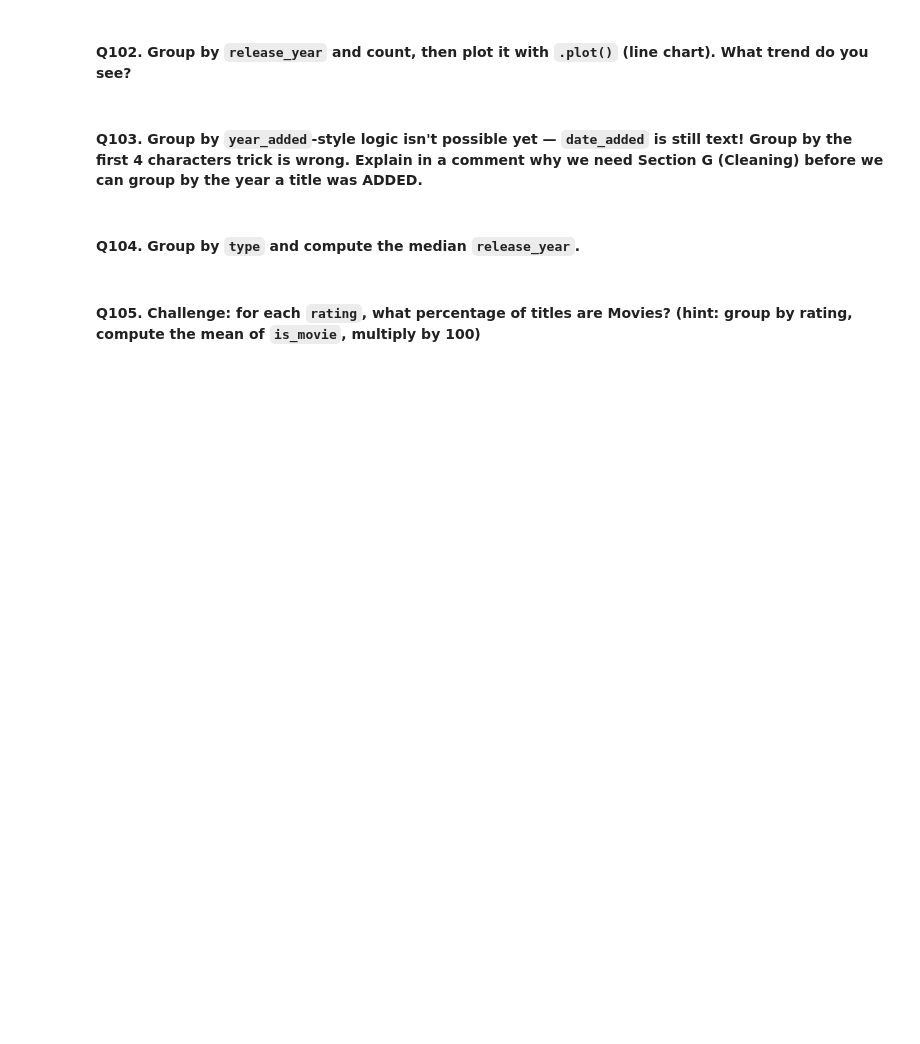
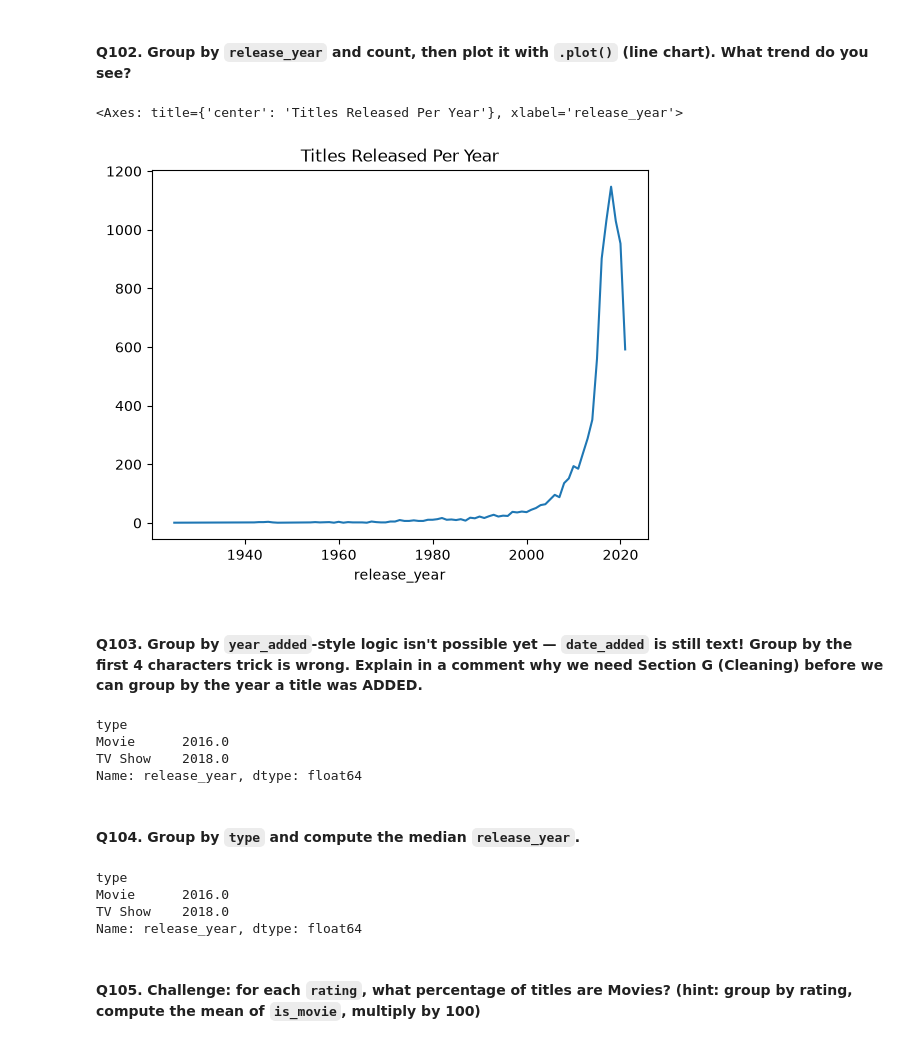
Before and after one commit to Crazy-shrabin/Pandas_revison_self, a Jupyter notebook: netflix_125_question_workbook.ipynb, the cells around one changed output. Cells and saved outputs as stored; diff of their text form; code cells hidden in the pictures; blank space fills up the shorter version.

```diff
--- a/netflix_125_question_workbook.ipynb
+++ b/netflix_125_question_workbook.ipynb
@@ -1349,10 +1417,28 @@ Name: age_years, dtype: float64
+# %%
+# Your answer here
+df.groupby("release_year")["title"].count().plot(title="Titles Released Per Year")  # Trend: Exponential spike starting in the mid-2010s due to streaming growth.
+# %% [output]
+<Axes: title={'center': 'Titles Released Per Year'}, xlabel='release_year'>
+[figure, added]
 # %% [markdown]
 #### Q103. Group by `year_added`-style logic isn't possible yet — `date_added` is still text! Group by the **first 4 characters trick is wrong**. Explain in a comment why we need Section G (Cleaning) before we can group by the year a title was ADDED.
 # %%
 # Your answer here
+df.groupby("type")["release_year"].median()
+# %% [output]
+type
+Movie      2016.0
+TV Show    2018.0
+Name: release_year, dtype: float64
 # %% [markdown]
 #### Q104. Group by `type` and compute the **median** `release_year`.
 # %%
 # Your answer here
+df.groupby("type")["release_year"].median()
+# %% [output]
+type
+Movie      2016.0
+TV Show    2018.0
+Name: release_year, dtype: float64
 # %% [markdown]
 #### Q105. Challenge: for each `rating`, what percentage of titles are Movies? (hint: group by rating, compute the mean of `is_movie`, multiply by 100)
```
Also changed, not shown: parts of 18 cells of this notebook.
